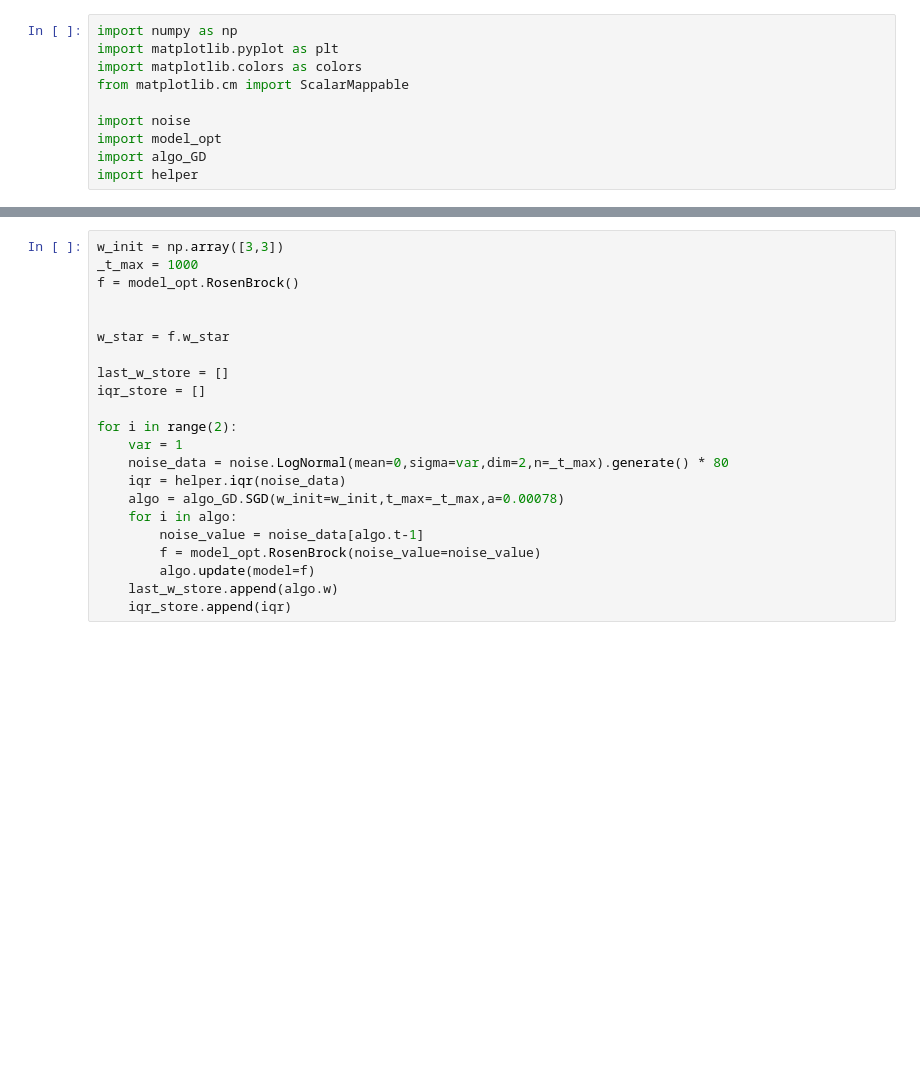
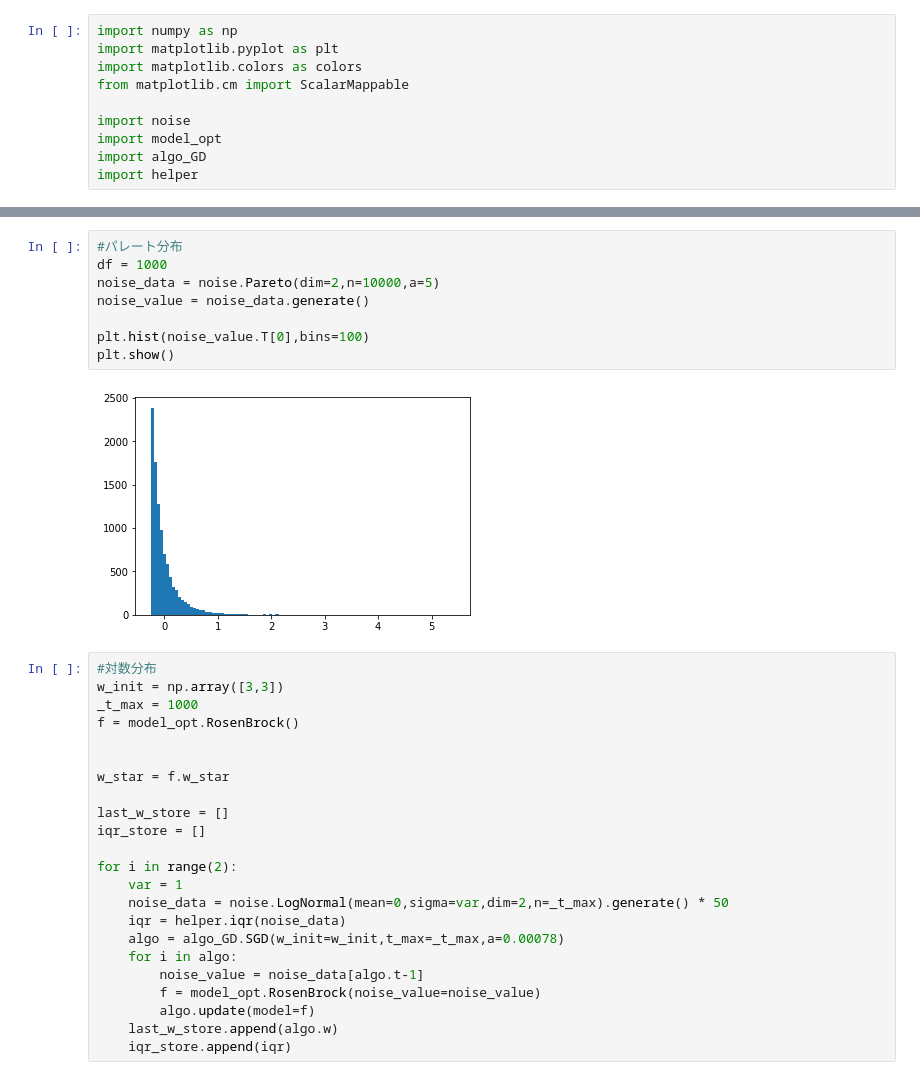
Before and after one commit to NaokiNakamichi/ML, a Jupyter notebook: GD/calssnoise_id.ipynb, the cells around one changed output, grey strips where cells are left out. Drawn from its saved outputs; the diff is of its cells as text; blank space fills up the shorter version.

```diff
--- a/GD/calssnoise_id.ipynb
+++ b/GD/calssnoise_id.ipynb
@@ -36,4 +31,15 @@ plt.hist(noise_value.T[0],bins=100)
+# %%
+#パレート分布
+df = 1000
+noise_data = noise.Pareto(dim=2,n=10000,a=5)
+noise_value = noise_data.generate()
+
+plt.hist(noise_value.T[0],bins=100)
+plt.show()
+# %% [output]
+[figure, added]
 # %%
+#対数分布
 w_init = np.array([3,3])
 _t_max = 1000
 f = model_opt.RosenBrock()
@@ -46,7 +52,7 @@ iqr_store = []
 
 for i in range(2):
     var = 1
-    noise_data = noise.LogNormal(mean=0,sigma=var,dim=2,n=_t_max).generate() * 80
+    noise_data = noise.LogNormal(mean=0,sigma=var,dim=2,n=_t_max).generate() * 50
     iqr = helper.iqr(noise_data)
     algo = algo_GD.SGD(w_init=w_init,t_max=_t_max,a=0.00078)
     for i in algo:
```
Also changed, not shown: parts of 11 cells of this notebook, 2 other files.
